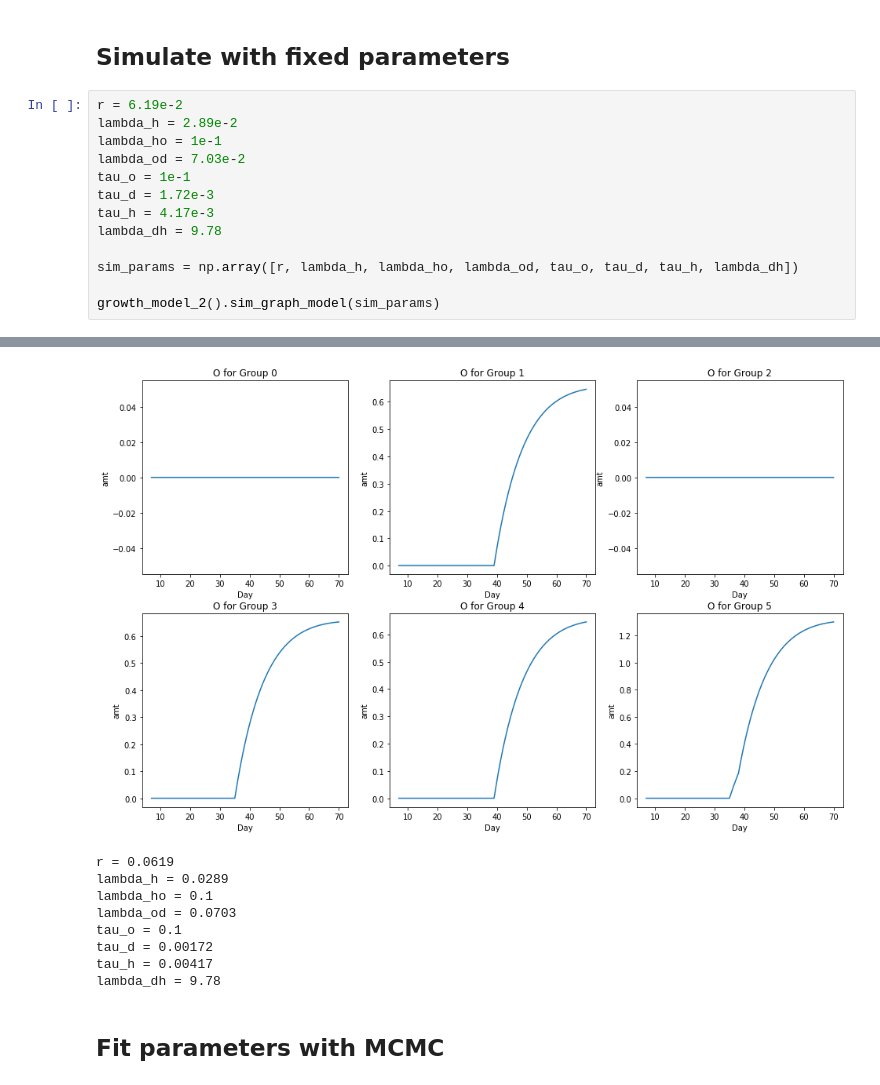
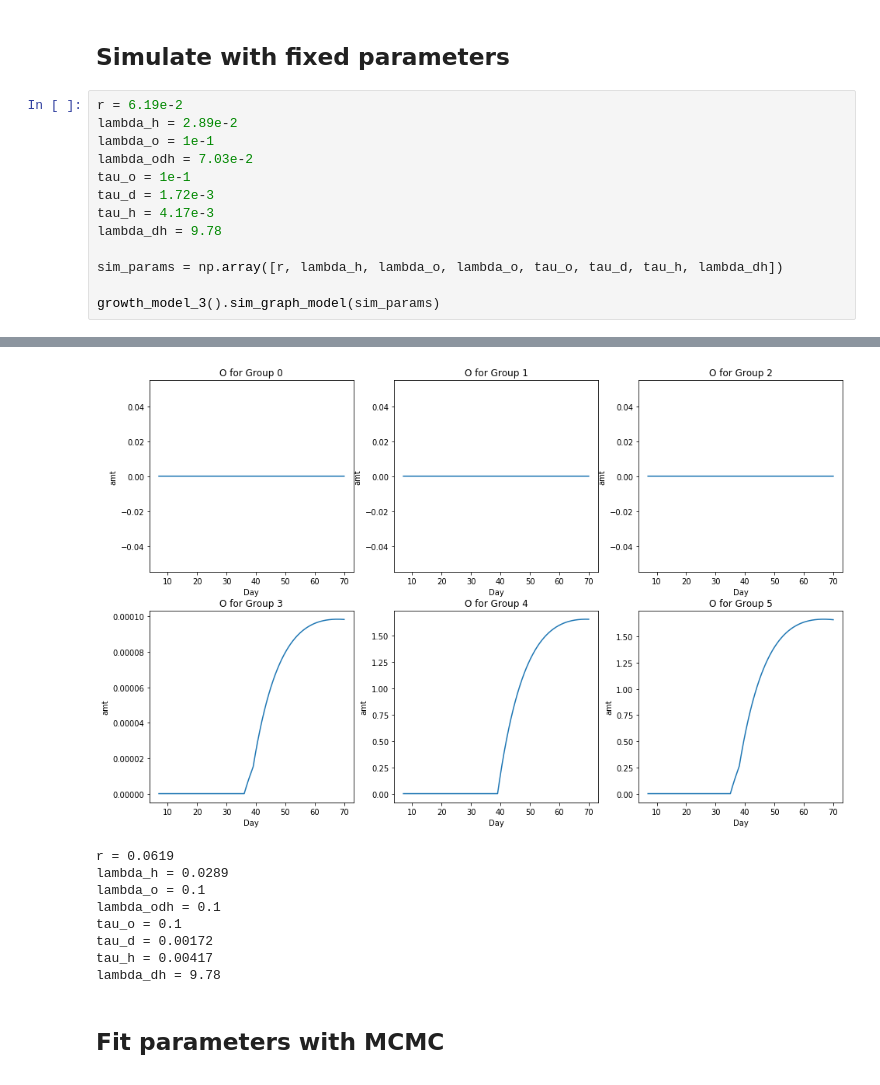
Before and after one commit to reidwyde/trazdox, a Jupyter notebook: model_building/system_3_modularized.ipynb, the cells around one changed output, grey strips where cells are left out. Drawn from its saved outputs; the diff is of its cells as text.

```diff
--- a/model_building/system_3_modularized.ipynb
+++ b/model_building/system_3_modularized.ipynb
@@ -64,15 +63,15 @@ r, lambda_h, lambda_ho, lambda_od, tau_o, tau_d, tau_h, lambda_dh
 # %%
 r = 6.19e-2
 lambda_h = 2.89e-2
-lambda_ho = 1e-1
-lambda_od = 7.03e-2
+lambda_o = 1e-1
+lambda_odh = 7.03e-2
 tau_o = 1e-1
 tau_d = 1.72e-3
 tau_h = 4.17e-3
 lambda_dh = 9.78
 
-sim_params = np.array([r, lambda_h, lambda_ho, lambda_od, tau_o, tau_d, tau_h, lambda_dh])
+sim_params = np.array([r, lambda_h, lambda_o, lambda_o, tau_o, tau_d, tau_h, lambda_dh])
 
-growth_model_2().sim_graph_model(sim_params)
+growth_model_3().sim_graph_model(sim_params)
 # %% [output]
 [figure]
@@ -80,10 +79,10 @@ growth_model_2().sim_graph_model(sim_params)
 [figure]
 [figure]
-[figure, old version]
+[figure, new version]
 r = 0.0619
 lambda_h = 0.0289
-lambda_ho = 0.1
-lambda_od = 0.0703
+lambda_o = 0.1
+lambda_odh = 0.1
 tau_o = 0.1
 tau_d = 0.00172
 tau_h = 0.00417
```
Also changed, not shown: parts of 5 cells of this notebook, 4 other files.
